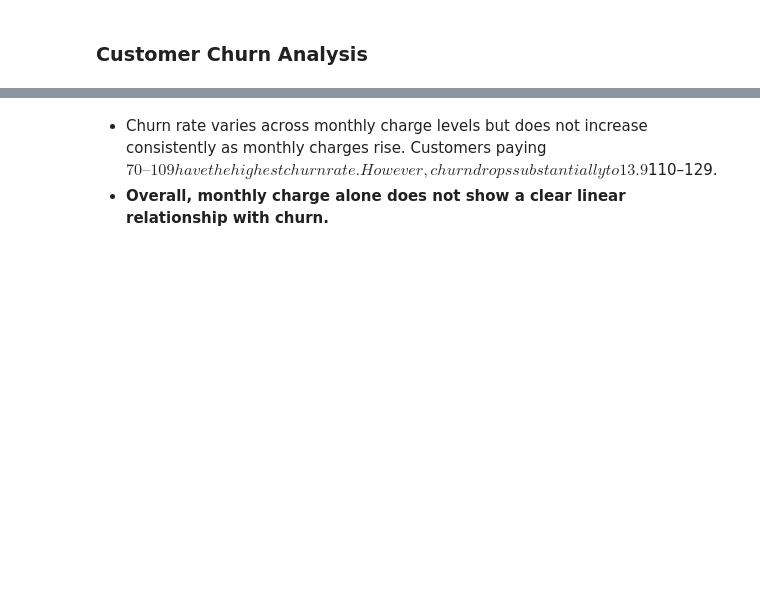
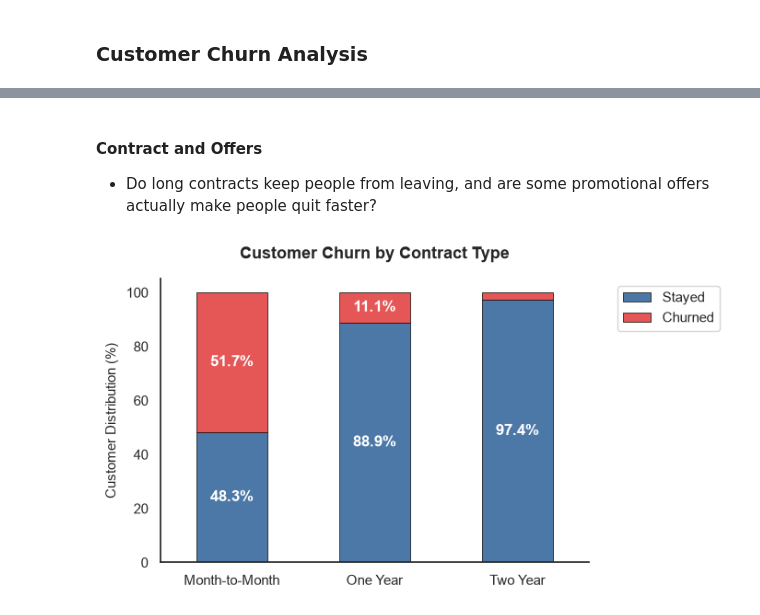
Before and after one commit to pendergataxel/telecom-customer-churn-analysis, a Jupyter notebook: notebooks/03_bivariate_and_churn_drivers.ipynb, the cells around one changed output, grey strips where cells are left out. Cells and saved outputs as stored; diff of their text form; code cells hidden in the pictures; blank space fills up the shorter version.

```diff
--- a/notebooks/03_bivariate_and_churn_drivers.ipynb
+++ b/notebooks/03_bivariate_and_churn_drivers.ipynb
@@ -665,7 +594,0 @@ ax2.set_ylim(0, 100)
-# %%
-churn_df['Churned'] = churn_df['Customer Status'].map(
-    {
-        'Churned': 1,
-        'Stayed': 0
-    }
-)
@@ -967,3 +595,35 @@ plt.ylim(0, 100)
-# %% [markdown]
-- Churn rate varies across monthly charge levels but does not increase consistently as monthly charges rise. Customers paying $70–109 have the highest churn rate. However, churn drops substantially to 13.9% among customers paying $110–129.
-- **Overall, monthly charge alone does not show a clear linear relationship with churn.**
+# %% [markdown]
+#### Contract and Offers
+- Do long contracts keep people from leaving, and are some promotional offers actually make people quit faster?
+# %%
+# Narrow down to Stayed and Churned as Joined customers havent been around long enough to decide whether to stay or cancel
+# This precents artificially deflating the true churn rate of contracts
+churn_analysis_df = churn_df[churn_df['Customer Status'].isin(['Stayed', 'Churned'])].copy()
+# %%
+churn_by_contract = (pd.crosstab(
+    churn_analysis_df['Contract'],
+    churn_analysis_df['Customer Status'],
+    normalize='index'
+) * 100)[['Stayed', 'Churned']]
+
+ax = churn_by_contract.plot.bar(
+    stacked=True,
+    color=['#4C78A8', '#E45756'],
+    edgecolor='black',
+    linewidth=0.5
+)
+
+ax.set_title('Customer Churn by Contract Type')
+ax.set_ylabel('Customer Distribution (%)')
+ax.set_xlabel('')
+ax.legend(bbox_to_anchor=(1.05, 1))
+ax.tick_params(axis='x', rotation=0)
+
+for p in ax.patches:
+    width, height = p.get_width(), p.get_height()
+    if height > 4:
+        x, y = p.get_xy()
+        ax.text(x + width/2, y + height/2, f'{height:.1f}%',
+                ha='center', va='center', color='white', fontweight='bold')
+# %% [output]
+[figure, added]
```
Also changed, not shown: parts of 70 cells of this notebook.
